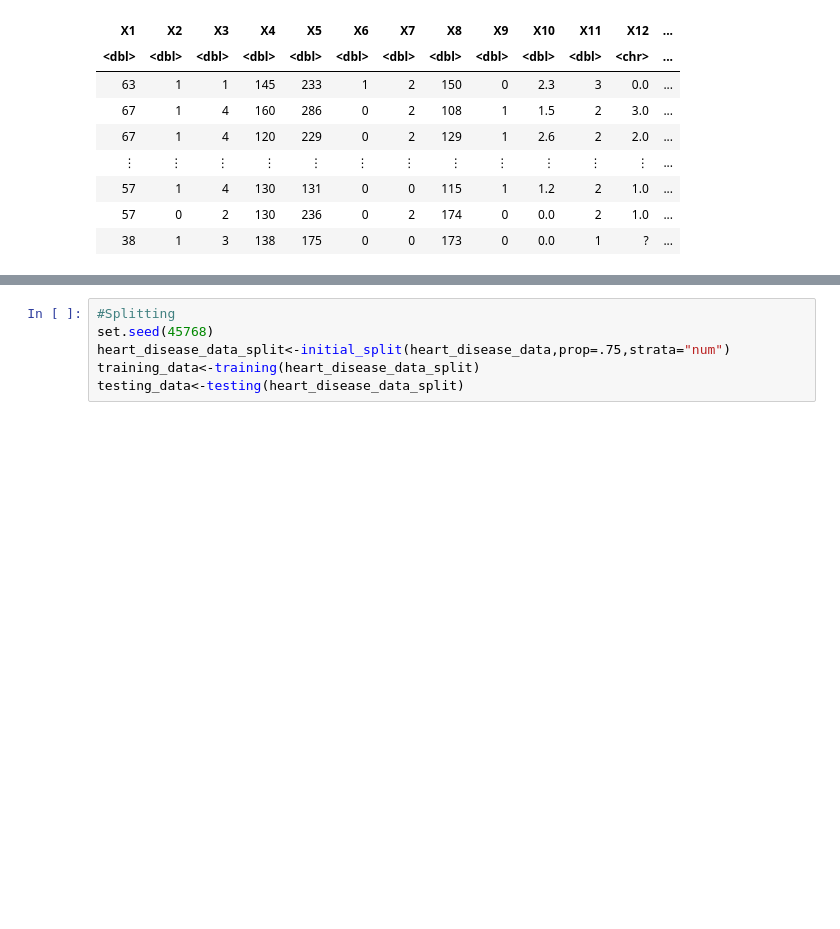
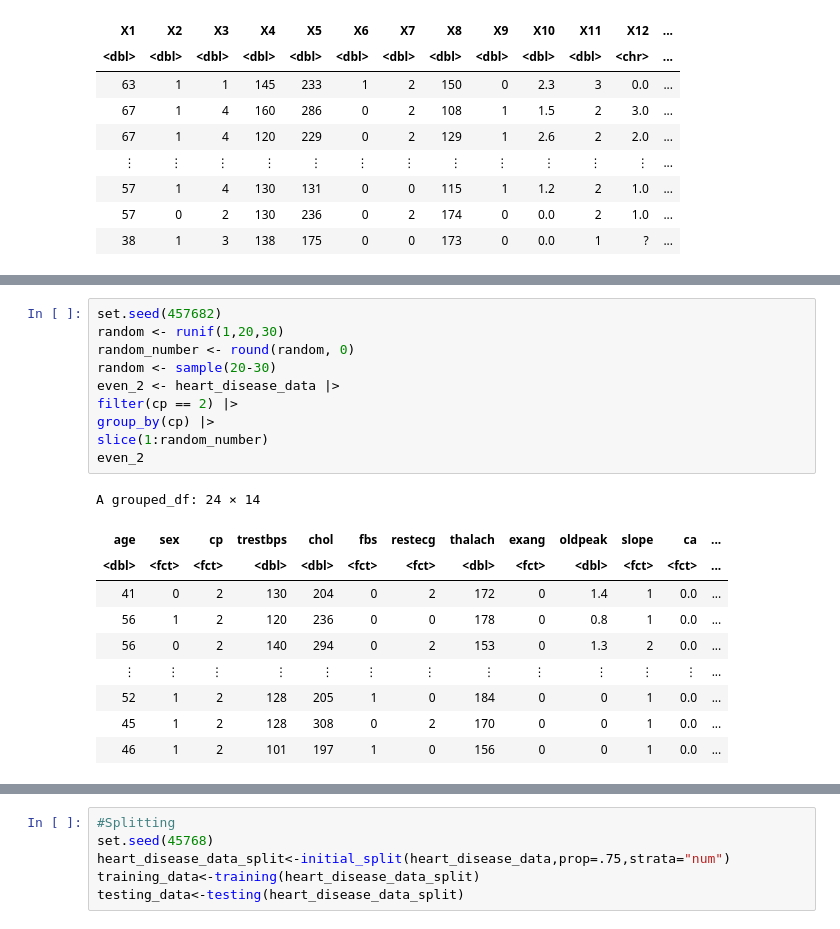
Before and after one commit to gigabite-pro/dsci-group-110, a Jupyter notebook: Data Science Project Proposal.ipynb, the cells around one changed output, grey strips where cells are left out. Cells and saved outputs as stored; diff of their text form; blank space fills up the shorter version.

```diff
--- a/Data Science Project Proposal.ipynb
+++ b/Data Science Project Proposal.ipynb
@@ -99,0 +153,21 @@ Caused by error in `is.factor()`:
+# %%
+set.seed(457682)
+random <- runif(1,20,30)
+random_number <- round(random, 0)
+random <- sample(20-30)
+even_2 <- heart_disease_data |>
+filter(cp == 2) |>
+group_by(cp) |>
+slice(1:random_number)
+even_2
+# %% [output]
+A grouped_df: 24 × 14
+| age | sex | cp | trestbps | chol | fbs | restecg | thalach | exang | oldpeak | slope | ca | ... |
+| <dbl> | <fct> | <fct> | <dbl> | <dbl> | <fct> | <fct> | <dbl> | <fct> | <dbl> | <fct> | <fct> | ... |
+| 41 | 0 | 2 | 130 | 204 | 0 | 2 | 172 | 0 | 1.4 | 1 | 0.0 | ... |
+| 56 | 1 | 2 | 120 | 236 | 0 | 0 | 178 | 0 | 0.8 | 1 | 0.0 | ... |
+| 56 | 0 | 2 | 140 | 294 | 0 | 2 | 153 | 0 | 1.3 | 2 | 0.0 | ... |
+| ⋮ | ⋮ | ⋮ | ⋮ | ⋮ | ⋮ | ⋮ | ⋮ | ⋮ | ⋮ | ⋮ | ⋮ | ... |
+| 52 | 1 | 2 | 128 | 205 | 1 | 0 | 184 | 0 | 0 | 1 | 0.0 | ... |
+| 45 | 1 | 2 | 128 | 308 | 0 | 2 | 170 | 0 | 0 | 1 | 0.0 | ... |
+| 46 | 1 | 2 | 101 | 197 | 1 | 0 | 156 | 0 | 0 | 1 | 0.0 | ... |
```
Also changed, not shown: parts of 10 cells of this notebook.
